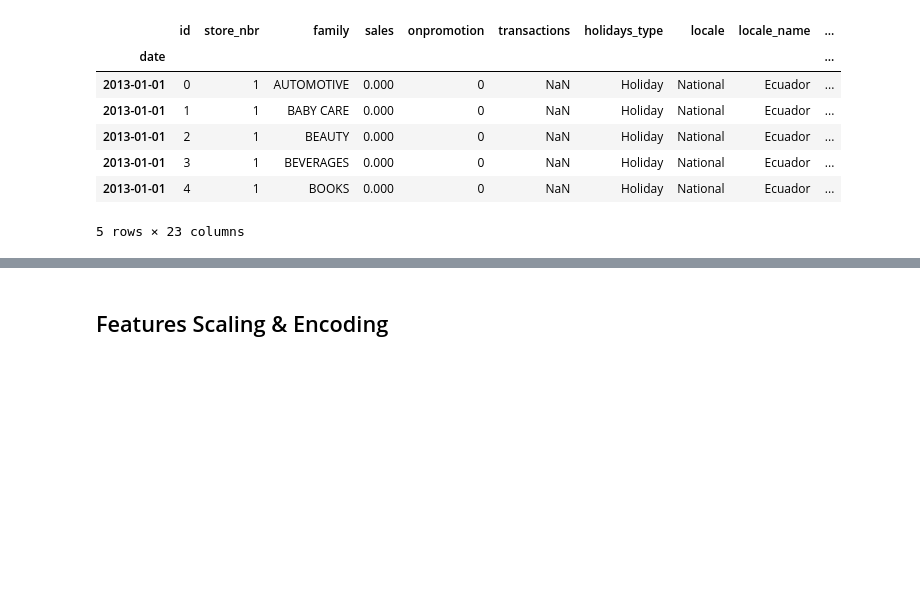
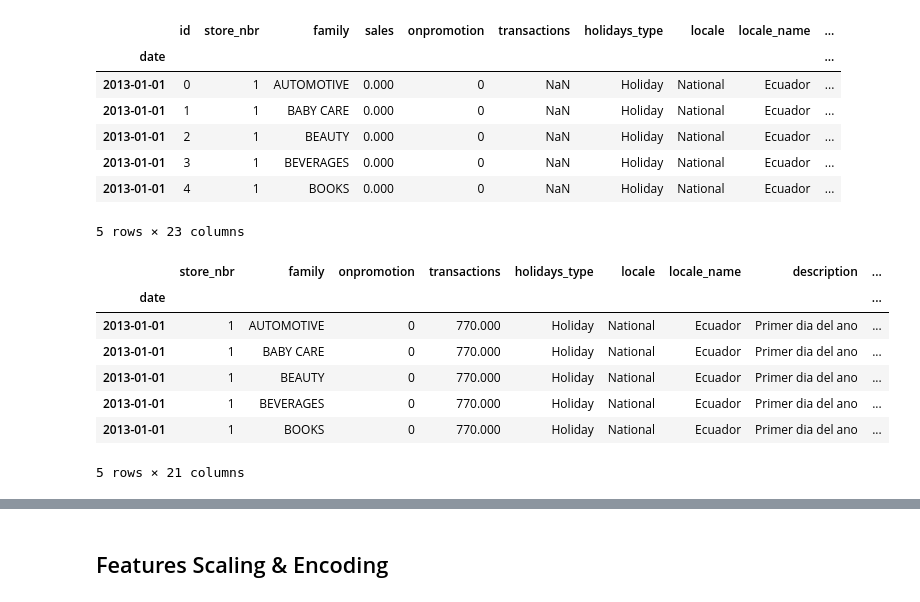
Before and after one commit to Christian-Iyke/LP-3_TIME_SERIES_REGRESSION_PROJECT, a Jupyter notebook: Time_Series_Regression_Project.ipynb, the cells around one changed output, grey strips where cells are left out. Cells and saved outputs as stored; diff of their text form; code cells hidden in the pictures; blank space fills up the shorter version.

```diff
--- a/Time_Series_Regression_Project.ipynb
+++ b/Time_Series_Regression_Project.ipynb
@@ -1458,3 +1464,26 @@ train_data.head()
 | 2013-01-01 | 3 | 1 | BEVERAGES | 0.000 | 0 | NaN | Holiday | National | Ecuador | ... |
 | 2013-01-01 | 4 | 1 | BOOKS | 0.000 | 0 | NaN | Holiday | National | Ecuador | ... |
 5 rows × 23 columns
+# %%
+# Dropping the Sales column and rename the sales_diff as the new Sales column
+
+train_data = train_data.drop(columns='sales', axis=1)
+
+# Dropping 'id' column as it not relevant to the work
+
+train_data = train_data.drop(columns='id', axis=1)
+
+# Renaming the sales_diff column to Sales
+
+train_data = train_data.rename(columns = {'sales_diff': 'Sales'})
+# %%
+train_data.head()
+# %% [output]
+|  | store_nbr | family | onpromotion | transactions | holidays_type | locale | locale_name | description | ... |
+| date |  |  |  |  |  |  |  |  | ... |
+| 2013-01-01 | 1 | AUTOMOTIVE | 0 | 770.000 | Holiday | National | Ecuador | Primer dia del ano | ... |
+| 2013-01-01 | 1 | BABY CARE | 0 | 770.000 | Holiday | National | Ecuador | Primer dia del ano | ... |
+| 2013-01-01 | 1 | BEAUTY | 0 | 770.000 | Holiday | National | Ecuador | Primer dia del ano | ... |
+| 2013-01-01 | 1 | BEVERAGES | 0 | 770.000 | Holiday | National | Ecuador | Primer dia del ano | ... |
+| 2013-01-01 | 1 | BOOKS | 0 | 770.000 | Holiday | National | Ecuador | Primer dia del ano | ... |
+5 rows × 21 columns
```
Also changed, not shown: parts of 24 cells of this notebook.
